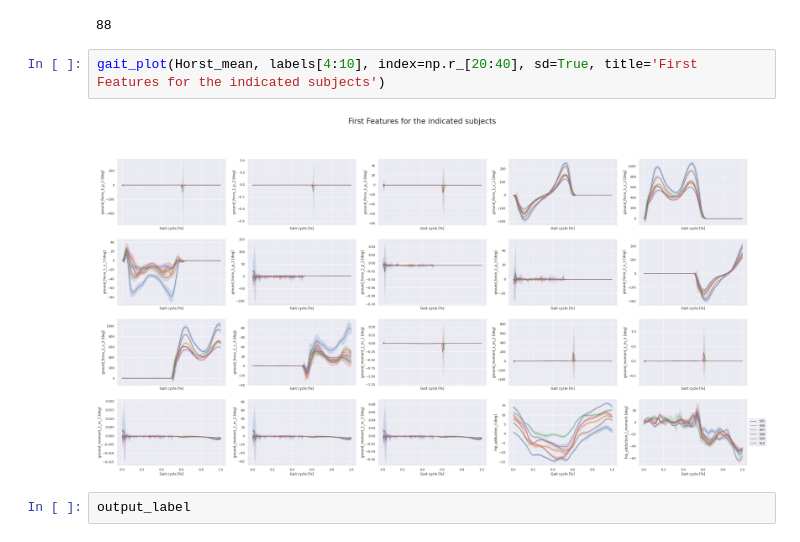
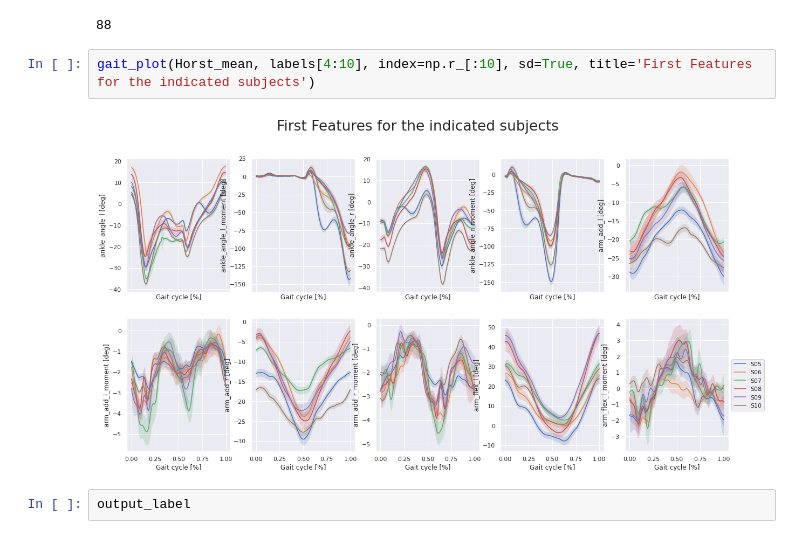
Before and after one commit to nikorose87/DJS-GA, a Jupyter notebook: PCA_n_kPCA_classification_solved.ipynb, the cells around one changed output. Drawn from its saved outputs; the diff is of its cells as text.

```diff
--- a/PCA_n_kPCA_classification_solved.ipynb
+++ b/PCA_n_kPCA_classification_solved.ipynb
@@ -220,9 +224,9 @@ len(Horst_mean.index.get_level_values(0).unique())
 # %% [output]
 88
 # %%
-gait_plot(Horst_mean, labels[4:10], index=np.r_[20:40], sd=True, title='First Features for the indicated subjects')
+gait_plot(Horst_mean, labels[4:10], index=np.r_[:10], sd=True, title='First Features for the indicated subjects')
 # %% [output]
-[figure, old version]
+[figure, new version]
 # %%
 output_label
 # %% [output]
```
Also changed, not shown: parts of 9 cells of this notebook.
